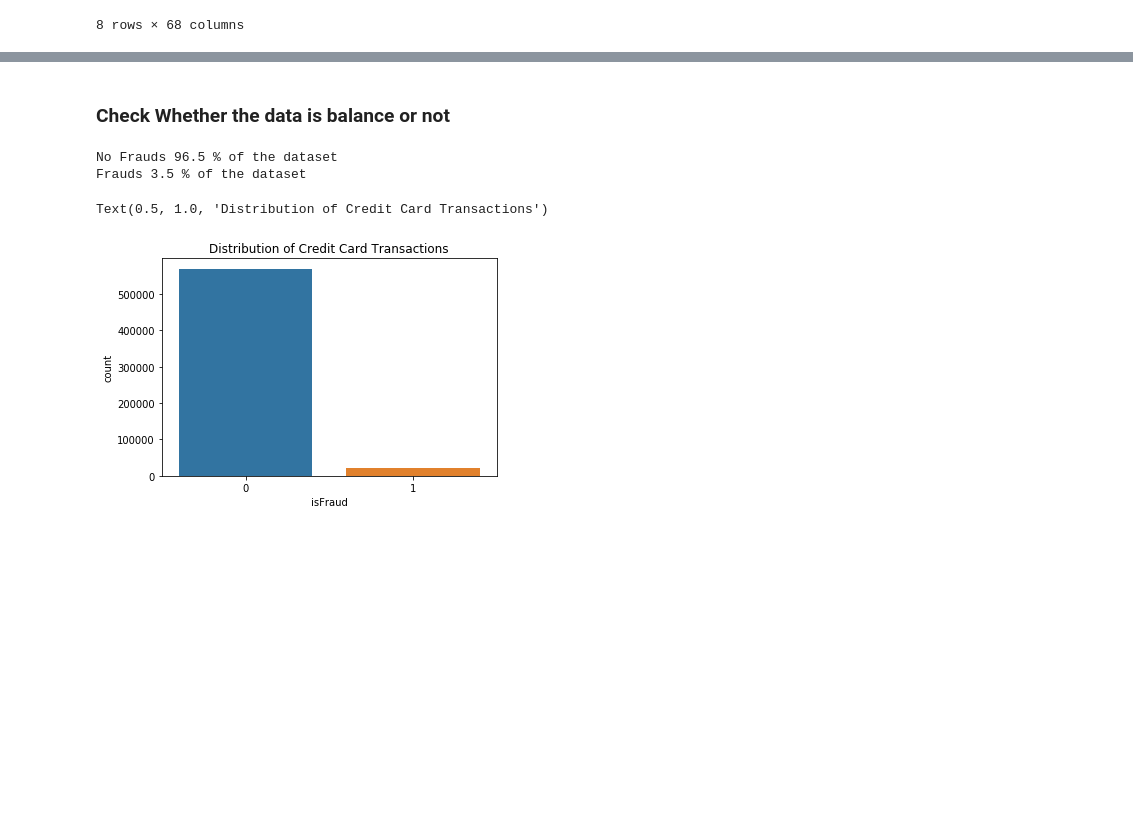
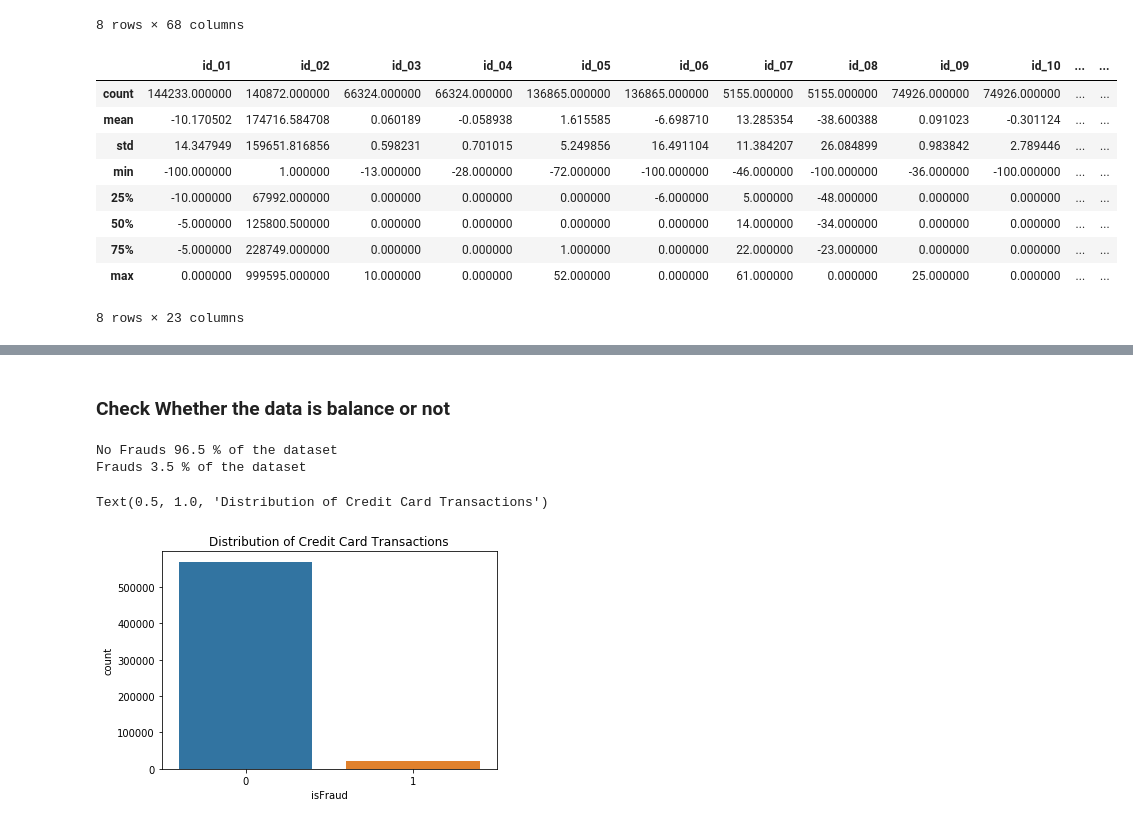
Before and after one commit to rajitkumar23/-Credit-Card-Fraud-Detection, a Jupyter notebook: Project.ipynb, the cells around one changed output, grey strips where cells are left out. Saved outputs shown, nothing was run; the diff lists cells and outputs as text; code cells hidden in the pictures; blank space fills up the shorter version.

```diff
--- a/Project.ipynb
+++ b/Project.ipynb
@@ -39,3 +40,16 @@ train.describe()
 | 75% | 0.000000 | 1.124662e+07 | 125.000000 | 14184.000000 | 512.000000 | 150.000000 | 226.000000 | 330.000000 | 87.000000 | 24.000000 | ... |
 | max | 1.000000 | 1.581113e+07 | 31937.391000 | 18396.000000 | 600.000000 | 231.000000 | 237.000000 | 540.000000 | 102.000000 | 10286.000000 | ... |
 8 rows × 68 columns
+# %%
+train_id.describe()
+# %% [output]
+|  | id_01 | id_02 | id_03 | id_04 | id_05 | id_06 | id_07 | id_08 | id_09 | id_10 | ... | ... |
+| count | 144233.000000 | 140872.000000 | 66324.000000 | 66324.000000 | 136865.000000 | 136865.000000 | 5155.000000 | 5155.000000 | 74926.000000 | 74926.000000 | ... | ... |
+| mean | -10.170502 | 174716.584708 | 0.060189 | -0.058938 | 1.615585 | -6.698710 | 13.285354 | -38.600388 | 0.091023 | -0.301124 | ... | ... |
+| std | 14.347949 | 159651.816856 | 0.598231 | 0.701015 | 5.249856 | 16.491104 | 11.384207 | 26.084899 | 0.983842 | 2.789446 | ... | ... |
+| min | -100.000000 | 1.000000 | -13.000000 | -28.000000 | -72.000000 | -100.000000 | -46.000000 | -100.000000 | -36.000000 | -100.000000 | ... | ... |
+| 25% | -10.000000 | 67992.000000 | 0.000000 | 0.000000 | 0.000000 | -6.000000 | 5.000000 | -48.000000 | 0.000000 | 0.000000 | ... | ... |
+| 50% | -5.000000 | 125800.500000 | 0.000000 | 0.000000 | 0.000000 | 0.000000 | 14.000000 | -34.000000 | 0.000000 | 0.000000 | ... | ... |
+| 75% | -5.000000 | 228749.000000 | 0.000000 | 0.000000 | 1.000000 | 0.000000 | 22.000000 | -23.000000 | 0.000000 | 0.000000 | ... | ... |
+| max | 0.000000 | 999595.000000 | 10.000000 | 0.000000 | 52.000000 | 0.000000 | 61.000000 | 0.000000 | 25.000000 | 0.000000 | ... | ... |
+8 rows × 23 columns
```
Also changed, not shown: parts of 83 cells of this notebook.
